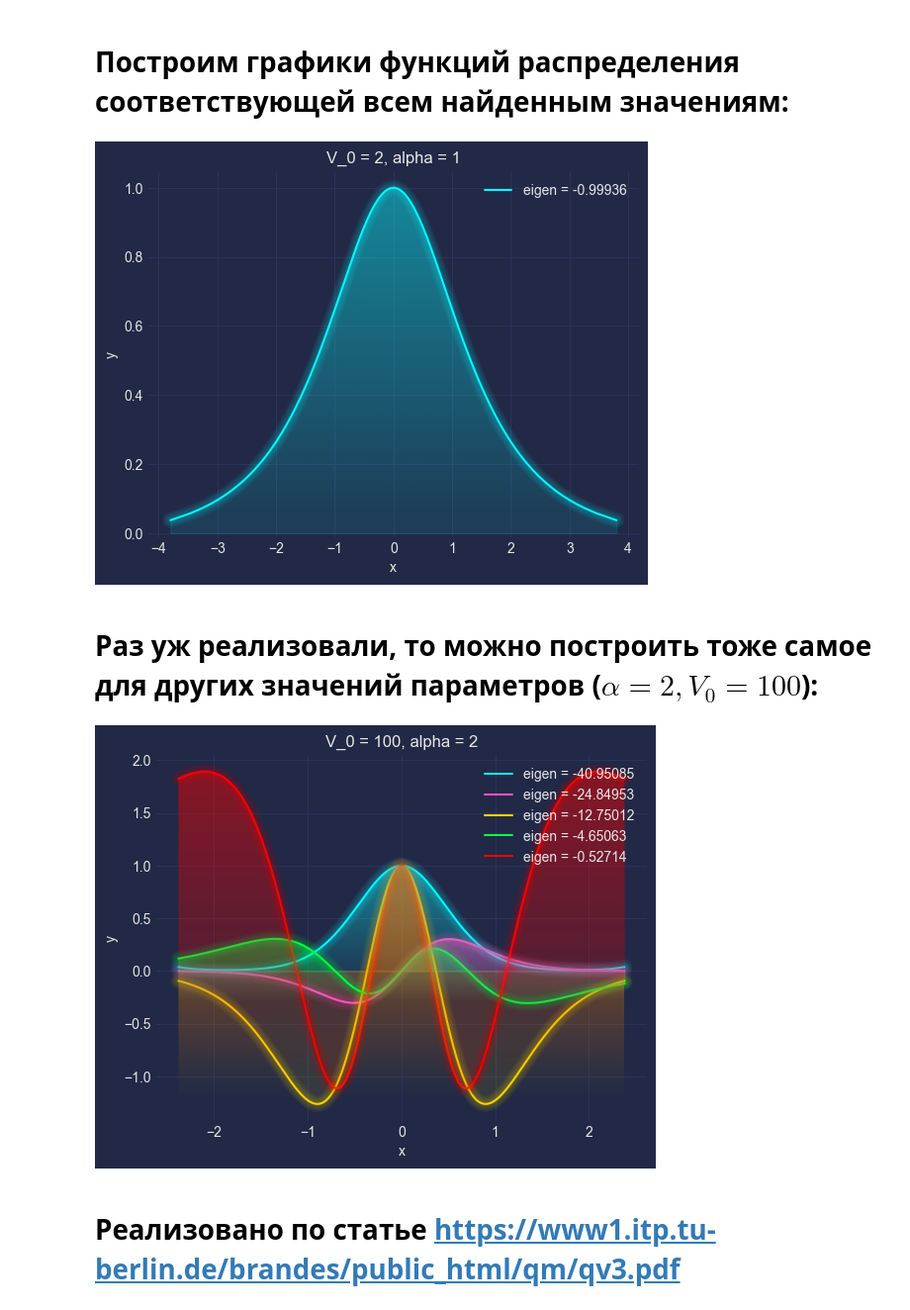
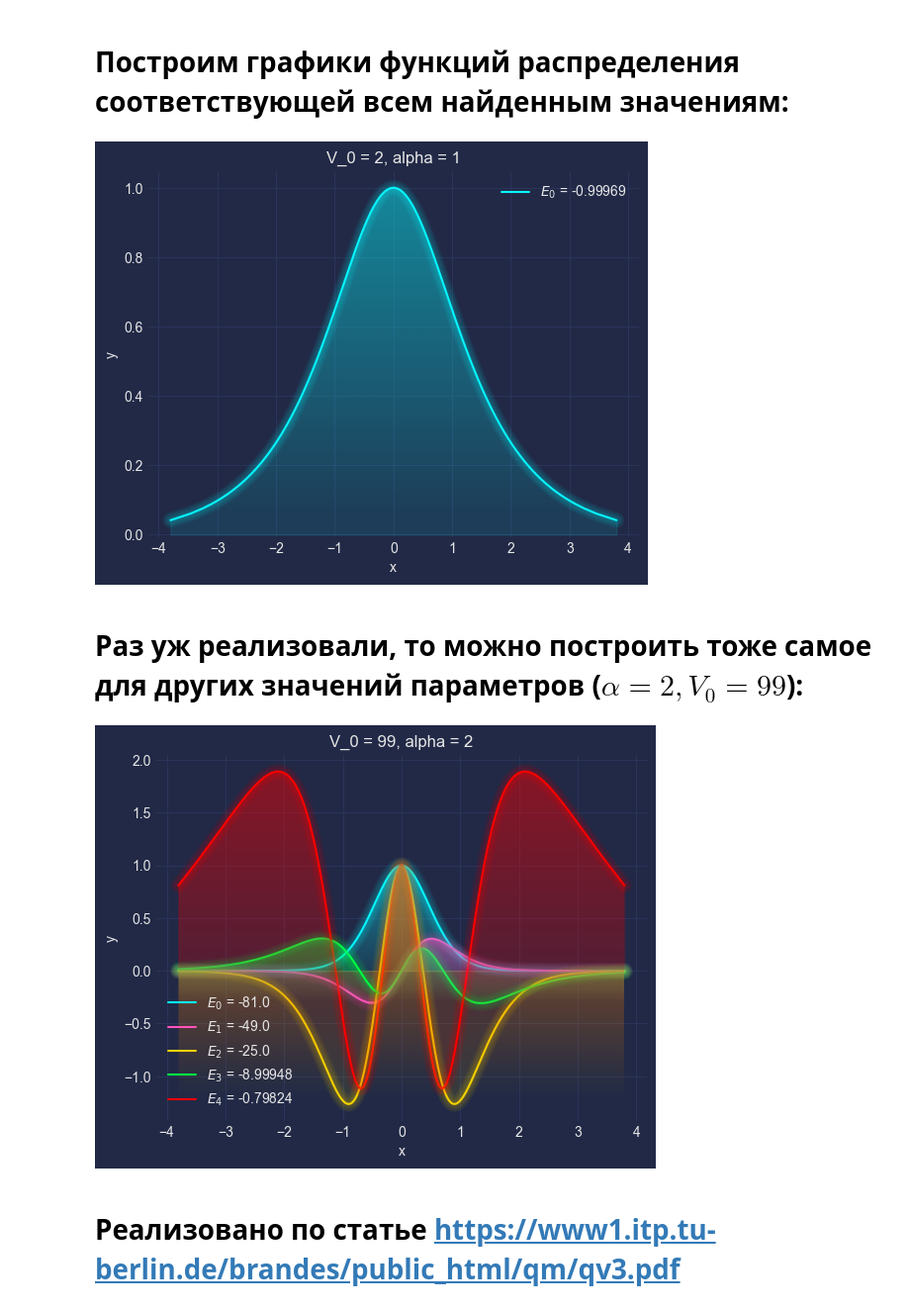
Before and after one commit to PozhiloyPumba/witchMath, a Jupyter notebook: lab7/lab7ExtraTask.ipynb, the cells around one changed output. Shown: that part at 99% size. Saved outputs shown, nothing was run; the diff lists cells and outputs as text; code cells hidden in the pictures.

Commit message:
fixed solution for alpha not equal 1

```diff
--- a/lab7/lab7ExtraTask.ipynb
+++ b/lab7/lab7ExtraTask.ipynb
@@ -45,10 +45,10 @@ def Runge_Kutta4GetLast (Func, initialT, initialСondition, numOfIterations, h):
 def ShootingEigenShrodinger (v_0 = 2, alpha_0 = 1, accuracy=0.001):
     step = 0.001
     var('x, y, u, E, V_0, alpha')
-    f =  Array([u, 2*x/(1-x**2) * u - (E/alpha/(1-x**2)**2 + V_0/(alpha**2)/(1-x**2))*y])
+    f =  Array([u, 2*x/(1-x**2) * u - (E/(alpha**2)/(1-x**2)**2 + V_0/(alpha**2)/(1-x**2))*y])
     f = f.subs(V_0, v_0).subs(alpha, alpha_0)
 
-    numParams = 50
+    numParams = 20
     param = np.linspace(-v_0, 0, numParams)
 
     beginCond = [np.array([1, 0]), np.array([0, 1])]
@@ -80,15 +80,15 @@ def ShootingEigenShrodinger (v_0 = 2, alpha_0 = 1, accuracy=0.001):
     eigen = []
     for condition in bordersForAccurateCalculations:
         cond, [lessParam, greaterParam] = condition
-        while (abs(greaterParam - lessParam) >= accuracy):
+        solYsecond = 1 # for restart calc on next iter
+        while (abs(solYsecond) >= accuracy):
             middleParam = (greaterParam + lessParam) / 2
             func = lambdify((x,[y,u]), f.subs(E, middleParam), 'numpy')
-            solYsecond = Runge_Kutta4GetLast(func, 0.0, cond, int(10/step), step/10)[0]
+            solYsecond = Runge_Kutta4GetLast(func, 0.0, cond, int(1 / step), step)[0]
             if (solYsecond < 0):
                 lessParam = middleParam
             if (solYsecond > 0):
                 greaterParam = middleParam
-        # print(middleParam, cond)
         eigen.append(middleParam)
     eigen.sort()
     return eigen
@@ -127,7 +127,7 @@ def getEigenFunc(v_0, alpha_0, eigenValue, number, max_x = 2.4): #number for det
 
     step = 0.001
     var('x, y, u, E, V_0, alpha')
-    f =  Array([u, 2*x/(1-x**2) * u - (E/alpha/(1-x**2)**2 + V_0/(alpha**2)/(1-x**2))*y])
+    f =  Array([u, 2*x/(1-x**2) * u - (E/(alpha**2)/(1-x**2)**2 + V_0/(alpha**2)/(1-x**2))*y])
     f = f.subs(V_0, v_0).subs(alpha, alpha_0).subs(E, eigenValue)
     func = lambdify((x,[y,u]), f, 'numpy')
 
@@ -139,39 +139,42 @@ def getEigenFunc(v_0, alpha_0, eigenValue, number, max_x = 2.4): #number for det
 # %% [markdown]
 # Построим графики функций распределения соответствующей всем найденным значениям:
 # %%
+v_0 = 2
+alpha_0 = 1
+
 for idx, eigenVal in enumerate(eigen):
-    x, y = getEigenFunc(v_0, alpha_0, eigenVal, idx, 4)
-    plt.plot(x, [item[0] for item in y], label=f"eigen = {round(eigenVal, 5)}")
+    x, y = getEigenFunc(v_0, alpha_0, eigenVal, idx, 5)
+    plt.plot(x, [item[0] for item in y], label=f"$E_{idx}$ = {round(eigenVal, 5)}")
     plt.xlabel('x')
     plt.ylabel('y')
 
-plt.title("V_0 = 2, alpha = 1")
+plt.title(f"V_0 = {v_0}, alpha = {alpha_0}")
 plt.legend()
 mplcyberpunk.add_glow_effects()
 mplcyberpunk.add_gradient_fill(alpha_gradientglow=0.4)
 plt.show()
 # %% [output]
-[figure, old version]
+[figure, new version]
 # %% [markdown]
-# Раз уж реализовали, то можно построить тоже самое для других значений параметров ($\alpha = 2, V_0 = 100$):
+# Раз уж реализовали, то можно построить тоже самое для других значений параметров ($\alpha = 2, V_0 = 99$):
 # %%
-v_0 = 100
+v_0 = 99
 alpha_0 = 2
 
 eigen = ShootingEigenShrodinger(v_0, alpha_0)
 
 for idx, eigenVal in enumerate(eigen):
-    x, y = getEigenFunc(v_0, alpha_0, eigenVal, idx)
-    plt.plot(x, [item[0] for item in y], label=f"eigen = {round(eigenVal, 5)}")
+    x, y = getEigenFunc(v_0, alpha_0, eigenVal, idx, 5)
+    plt.plot(x, [item[0] for item in y], label=f"$E_{idx}$ = {round(eigenVal, 5)}")
     plt.xlabel('x')
     plt.ylabel('y')
 
-plt.title("V_0 = 100, alpha = 2")
+plt.title(f"V_0 = {v_0}, alpha = {alpha_0}")
 plt.legend()
 mplcyberpunk.add_glow_effects()
 mplcyberpunk.add_gradient_fill(alpha_gradientglow=0.4)
 plt.show()
 # %% [output]
-[figure, old version]
+[figure, new version]
 # %% [markdown]
 # Реализовано по статье https://www1.itp.tu-berlin.de/brandes/public_html/qm/qv3.pdf
```
Also changed, not shown: parts of 3 cells of this notebook.
